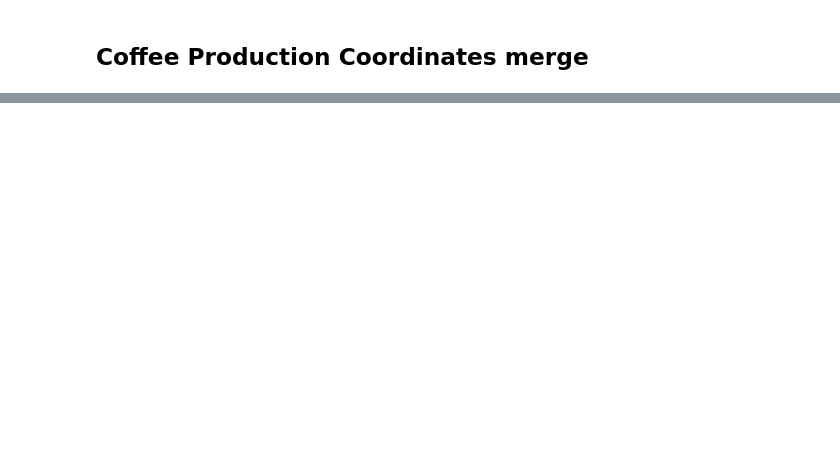
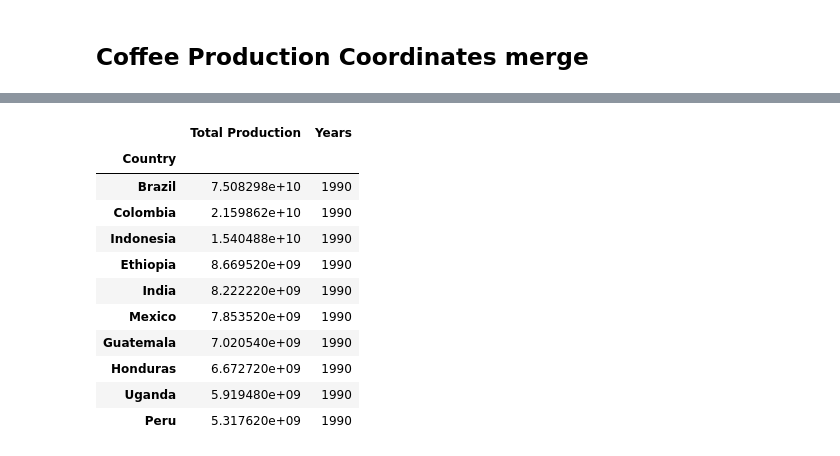
Before and after one commit to AAlbers341/project1_coffee_analysis, a Jupyter notebook: EDA/coffee_production.ipynb, the cells around one changed output, grey strips where cells are left out. Saved outputs shown, nothing was run; the diff lists cells and outputs as text; code cells hidden in the pictures; blank space fills up the shorter version.

```diff
--- a/EDA/coffee_production.ipynb
+++ b/EDA/coffee_production.ipynb
@@ -184,3 +190,22 @@ coffee_production_df
+# %%
+# Top 10 coffee producing countries
+total_production = coffee_production_df.groupby('Country').agg({'Total Production': 'sum', 'Years': 'first'})
+top_10_countries = total_production.nlargest(10, 'Total Production')
+top_10_countries
+# Add bar graph here with countries and their outputs
+# %% [output]
+|  | Total Production | Years |
+| Country |  |  |
+| Brazil | 7.508298e+10 | 1990 |
+| Colombia | 2.159862e+10 | 1990 |
+| Indonesia | 1.540488e+10 | 1990 |
+| Ethiopia | 8.669520e+09 | 1990 |
+| India | 8.222220e+09 | 1990 |
+| Mexico | 7.853520e+09 | 1990 |
+| Guatemala | 7.020540e+09 | 1990 |
+| Honduras | 6.672720e+09 | 1990 |
+| Uganda | 5.919480e+09 | 1990 |
+| Peru | 5.317620e+09 | 1990 |
 # %%
 # Save .csv to 'Cleaned' folder
 coffee_production_df.to_csv('../Data/Cleaned/coffee_production_df.csv', index=False)
```
Also changed, not shown: parts of 8 cells of this notebook, 6 other files.
